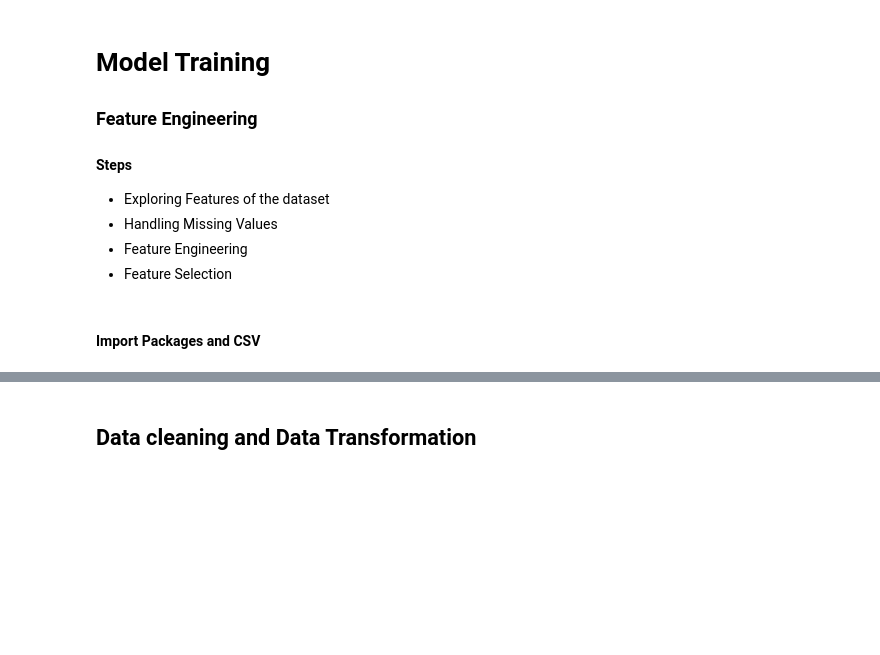
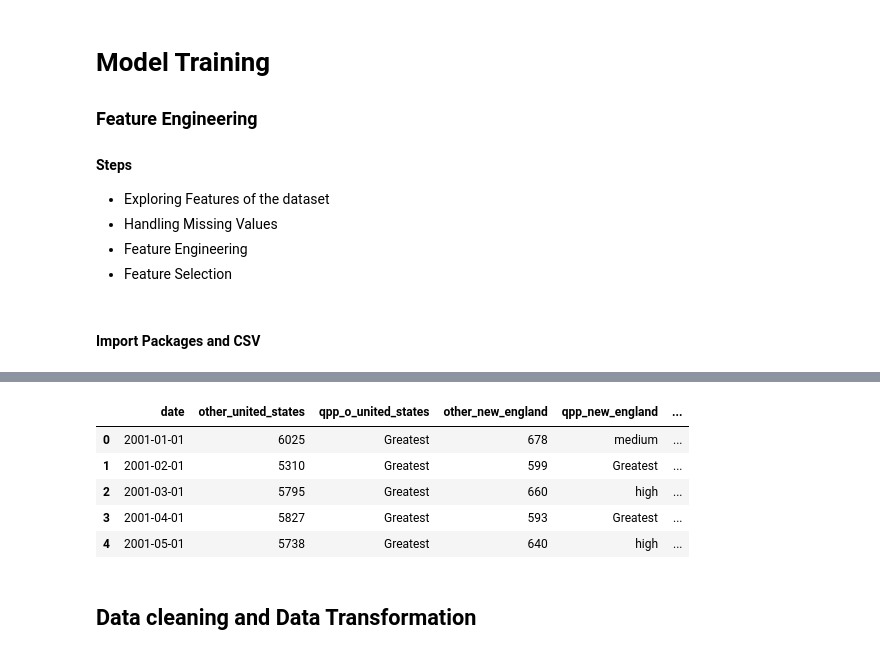
Before and after one commit to ambicav11/FE-and-MB-one, a Jupyter notebook: Feature Engineering and Model Training wppus.ipynb, the cells around one changed output, grey strips where cells are left out. Saved outputs shown, nothing was run; the diff lists cells and outputs as text; code cells hidden in the pictures; blank space fills up the shorter version.

```diff
--- a/Feature Engineering and Model Training wppus.ipynb
+++ b/Feature Engineering and Model Training wppus.ipynb
@@ -29,3 +29,12 @@ print(df.shape)
+# %%
+df.head()
+# %% [output]
+|  | date | other_united_states | qpp_o_united_states | other_new_england | qpp_new_england | ... |
+| 0 | 2001-01-01 | 6025 | Greatest | 678 | medium | ... |
+| 1 | 2001-02-01 | 5310 | Greatest | 599 | Greatest | ... |
+| 2 | 2001-03-01 | 5795 | Greatest | 660 | high | ... |
+| 3 | 2001-04-01 | 5827 | Greatest | 593 | Greatest | ... |
+| 4 | 2001-05-01 | 5738 | Greatest | 640 | high | ... |
 # %% [markdown]
 ##  Data cleaning and Data Transformation
 # %% [markdown]
```
Also changed, not shown: parts of 40 cells of this notebook, 3 other files.
